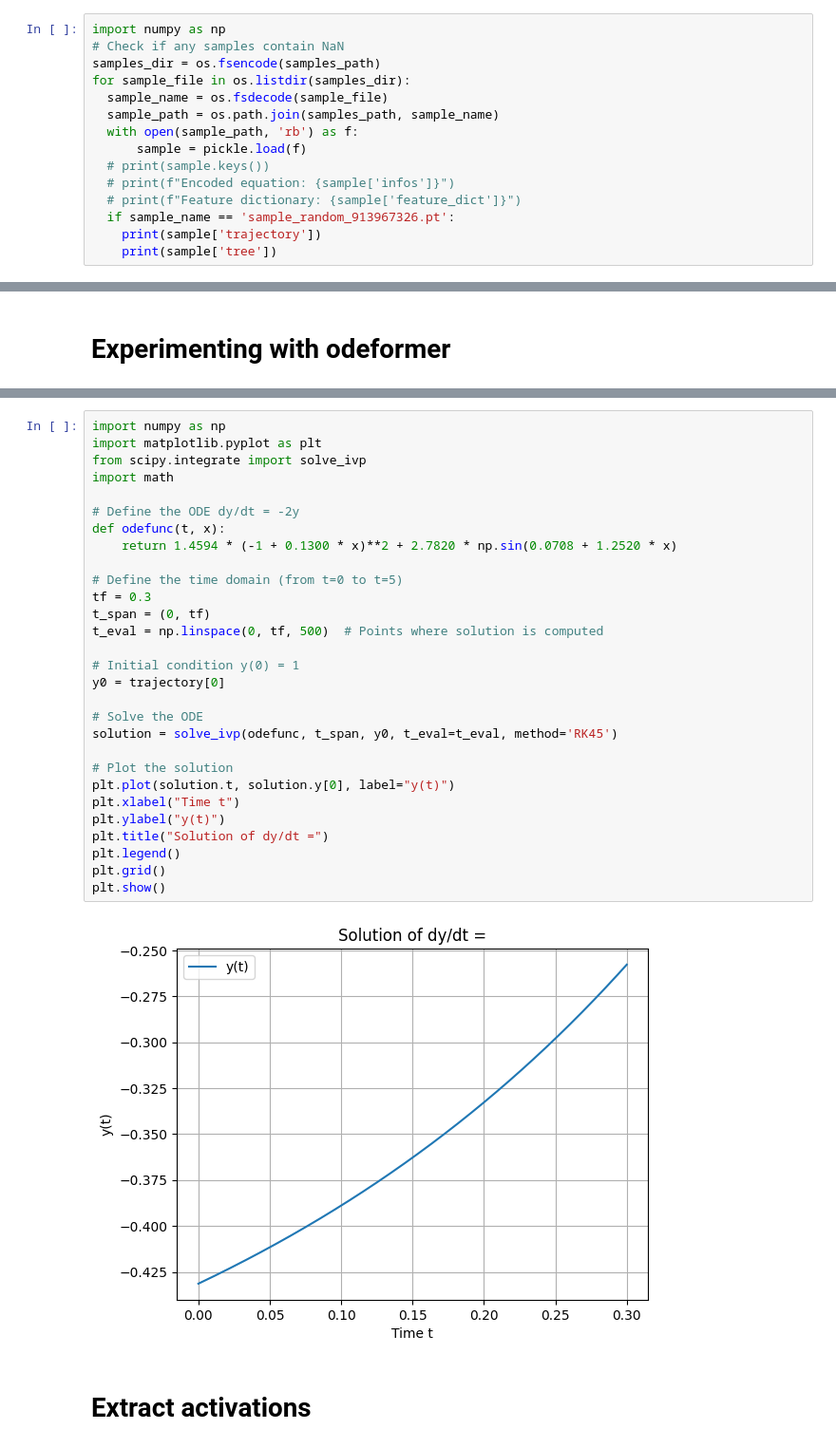
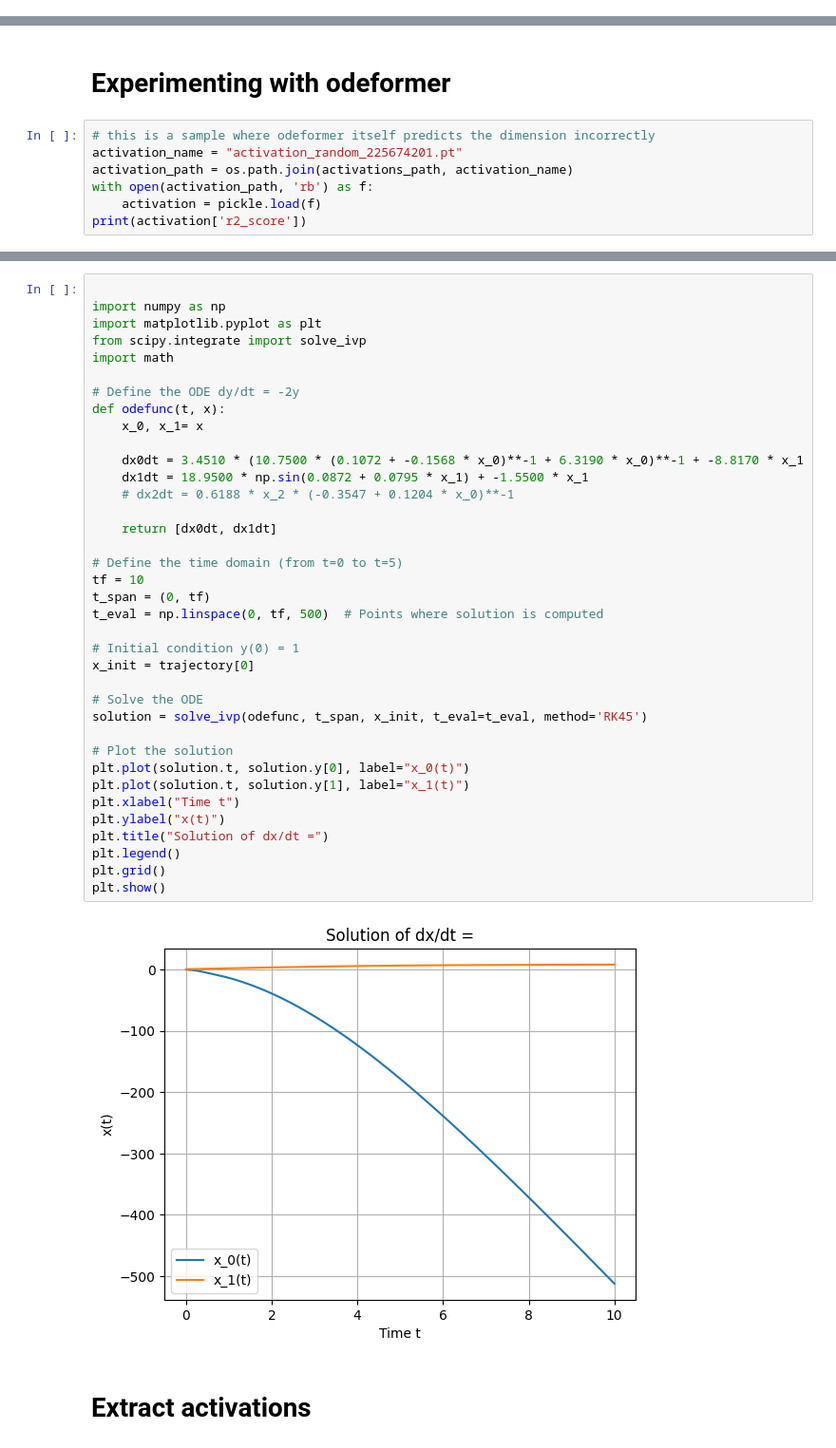
Before and after one commit to ayoakin/MIVLDE, a Jupyter notebook: subteams/LLMProbing/notebooks/dimensions.ipynb, the cells around one changed output, grey strips where cells are left out. Shown: that part at 95% size. Cells and saved outputs as stored; diff of their text form.

Commit message:
updates to dimensions nb

```diff
--- a/subteams/LLMProbing/notebooks/dimensions.ipynb
+++ b/subteams/LLMProbing/notebooks/dimensions.ipynb
@@ -108,15 +103,0 @@ for sample_file in os.listdir(samples_dir):
-# %%
-import numpy as np
-# Check if any samples contain NaN
-samples_dir = os.fsencode(samples_path)
-for sample_file in os.listdir(samples_dir):
-  sample_name = os.fsdecode(sample_file)
-  sample_path = os.path.join(samples_path, sample_name)
-  with open(sample_path, 'rb') as f:
-      sample = pickle.load(f)
-  # print(sample.keys())
-  # print(f"Encoded equation: {sample['infos']}")
-  # print(f"Feature dictionary: {sample['feature_dict']}")
-  if sample_name == 'sample_random_913967326.pt':
-    print(sample['trajectory'])
-    print(sample['tree'])
@@ -142,2 +104,9 @@ KeyboardInterrupt:
 # %% [markdown]
 # Experimenting with odeformer
+# %%
+# this is a sample where odeformer itself predicts the dimension incorrectly
+activation_name = "activation_random_225674201.pt"
+activation_path = os.path.join(activations_path, activation_name)
+with open(activation_path, 'rb') as f:
+    activation = pickle.load(f)
+print(activation['r2_score'])
@@ -173,34 +137,42 @@ print(trajectory[0])
 # %%
+
 import numpy as np
 import matplotlib.pyplot as plt
 from scipy.integrate import solve_ivp
 import math
 
 # Define the ODE dy/dt = -2y
 def odefunc(t, x):
-    return 1.4594 * (-1 + 0.1300 * x)**2 + 2.7820 * np.sin(0.0708 + 1.2520 * x)
+    x_0, x_1= x
+
+    dx0dt = 3.4510 * (10.7500 * (0.1072 + -0.1568 * x_0)**-1 + 6.3190 * x_0)**-1 + -8.8170 * x_1
+    dx1dt = 18.9500 * np.sin(0.0872 + 0.0795 * x_1) + -1.5500 * x_1
+    # dx2dt = 0.6188 * x_2 * (-0.3547 + 0.1204 * x_0)**-1
+
+    return [dx0dt, dx1dt]
 
 # Define the time domain (from t=0 to t=5)
-tf = 0.3
+tf = 10
 t_span = (0, tf)
 t_eval = np.linspace(0, tf, 500)  # Points where solution is computed
 
 # Initial condition y(0) = 1
-y0 = trajectory[0]
+x_init = trajectory[0]
 
 # Solve the ODE
-solution = solve_ivp(odefunc, t_span, y0, t_eval=t_eval, method='RK45')
+solution = solve_ivp(odefunc, t_span, x_init, t_eval=t_eval, method='RK45')
 
 # Plot the solution
-plt.plot(solution.t, solution.y[0], label="y(t)")
+plt.plot(solution.t, solution.y[0], label="x_0(t)")
+plt.plot(solution.t, solution.y[1], label="x_1(t)")
 plt.xlabel("Time t")
-plt.ylabel("y(t)")
-plt.title("Solution of dy/dt =")
+plt.ylabel("x(t)")
+plt.title("Solution of dx/dt =")
 plt.legend()
 plt.grid()
 plt.show()
 # %% [output]
-[figure, old version]
+[figure, new version]
 # %% [markdown]
 # Extract activations
 # %%
```
Also changed, not shown: parts of 27 cells of this notebook.
